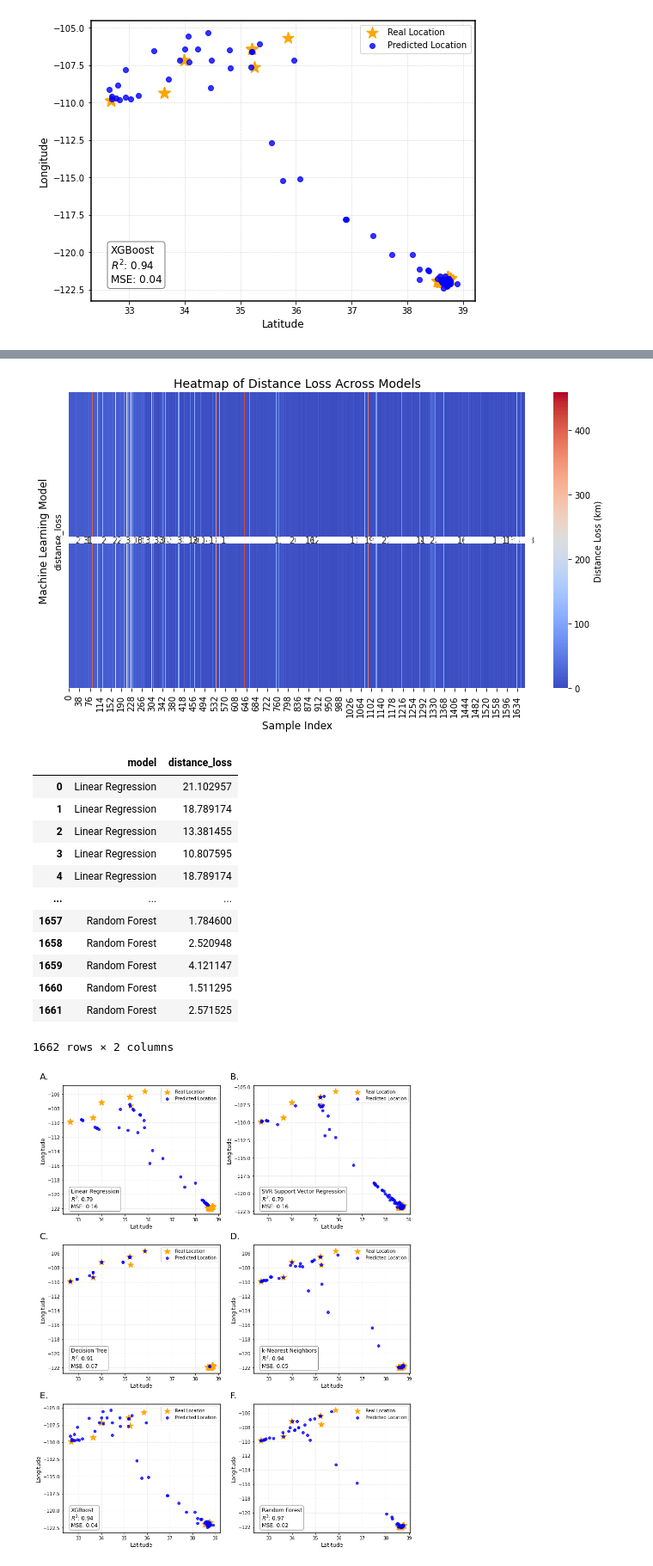
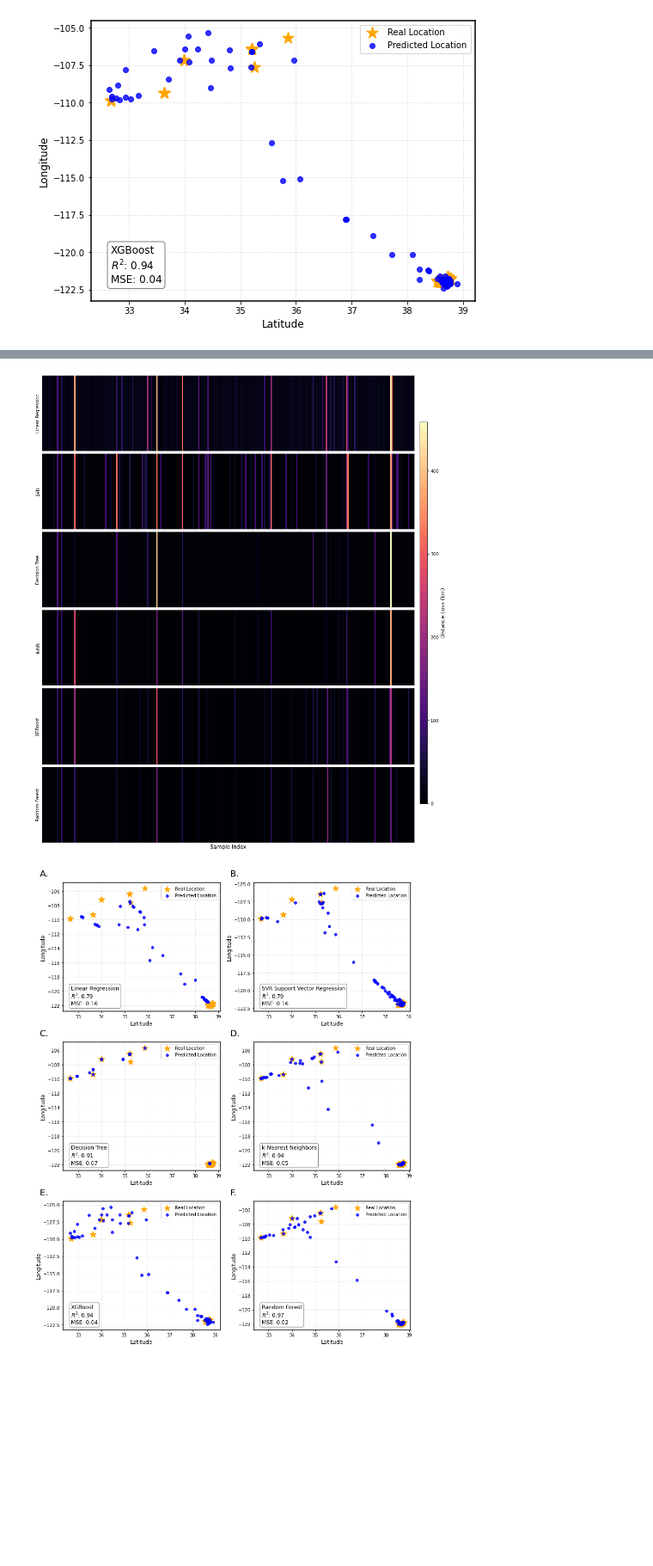
Before and after one commit to hayesrebecca/pollenGeolocation, a Jupyter notebook: 2_modelComparisons.ipynb, the cells around one changed output, grey strips where cells are left out. Shown at 86% size. Cells and saved outputs as stored; diff of their text form; code cells hidden in the pictures; blank space fills up the shorter version.

Commit message:
feat: added heatmaps for distance loss by sample across models

```diff
--- a/2_modelComparisons.ipynb
+++ b/2_modelComparisons.ipynb
@@ -396,33 +395,0 @@ plt.show()
-# %%
-# Drop the 'model' column and keep only the numeric data for the heatmap
-df_numeric = df.drop(columns=["model"])
-
-# Create a heatmap
-plt.figure(figsize=(10, 6))
-sns.heatmap(df_numeric.T, annot=True, cmap="coolwarm", cbar_kws={'label': 'Distance Loss (km)'}, fmt=".2f")
-
-# Add labels and title
-plt.xlabel("Sample Index", fontsize=12)
-plt.ylabel("Machine Learning Model", fontsize=12)
-plt.title("Heatmap of Distance Loss Across Models", fontsize=14)
-
-plt.tight_layout()
-plt.show()
-# %% [output]
-[figure, removed]
-# %%
-df
-# %% [output]
-|  | model | distance_loss |
-| 0 | Linear Regression | 21.102957 |
-| 1 | Linear Regression | 18.789174 |
-| 2 | Linear Regression | 13.381455 |
-| 3 | Linear Regression | 10.807595 |
-| 4 | Linear Regression | 18.789174 |
-| ... | ... | ... |
-| 1657 | Random Forest | 1.784600 |
-| 1658 | Random Forest | 2.520948 |
-| 1659 | Random Forest | 4.121147 |
-| 1660 | Random Forest | 1.511295 |
-| 1661 | Random Forest | 2.571525 |
-1662 rows × 2 columns
@@ -429,3 +403,30 @@ df
+# %%
+# Normalize color scale across all heatmaps
+vmin = min([df.min().min() for _, df in models])
+vmax = max([df.max().max() for _, df in models])
+
+# Create the figure and axes
+fig, axes = plt.subplots(len(models), 1, figsize=(12, 15), sharex=True, constrained_layout=True)
+
+# Create a shared colorbar axis
+cbar_ax = fig.add_axes([1.01, 0.1, 0.02, 0.8])  # Adjust position and size of the colorbar
+
+# Loop through models and plot each heatmap
+for ax, (model_name, data) in zip(axes, models):
+    sns.heatmap(data.T, ax=ax, cmap="magma", cbar=False, vmin=vmin, vmax=vmax, xticklabels=False, yticklabels=False)
+    ax.set_ylabel(model_name, fontsize=10)
+
+# Add the shared colorbar
+sm = plt.cm.ScalarMappable(cmap="magma", norm=plt.Normalize(vmin=vmin, vmax=vmax))
+cbar = fig.colorbar(sm, cax=cbar_ax)
+cbar.set_label('Distance Loss (km)', fontsize=12)
+
+# Add a common X-axis label
+axes[-1].set_xlabel("Sample Index", fontsize=12)
+
+plt.show()
+# %% [output]
+[figure, added]
 # %%
 # plot real vs predicted scatterplots for each model
 
```
Also changed, not shown: parts of 3 cells of this notebook.
